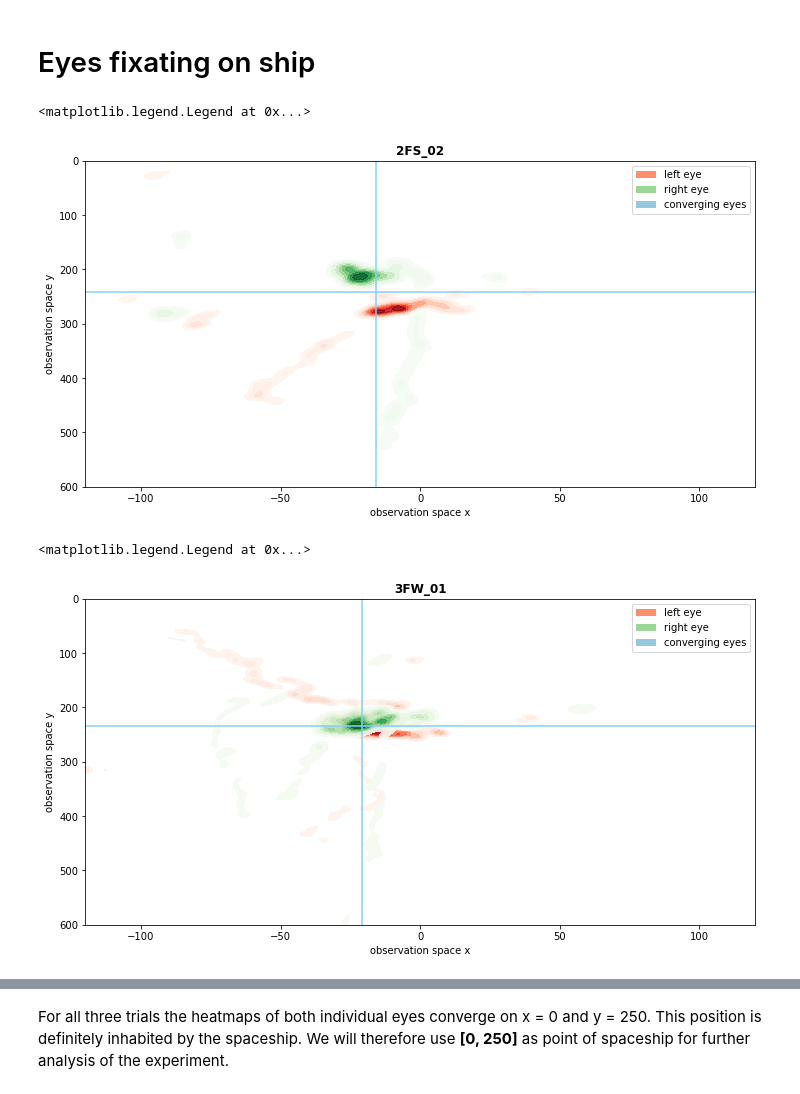
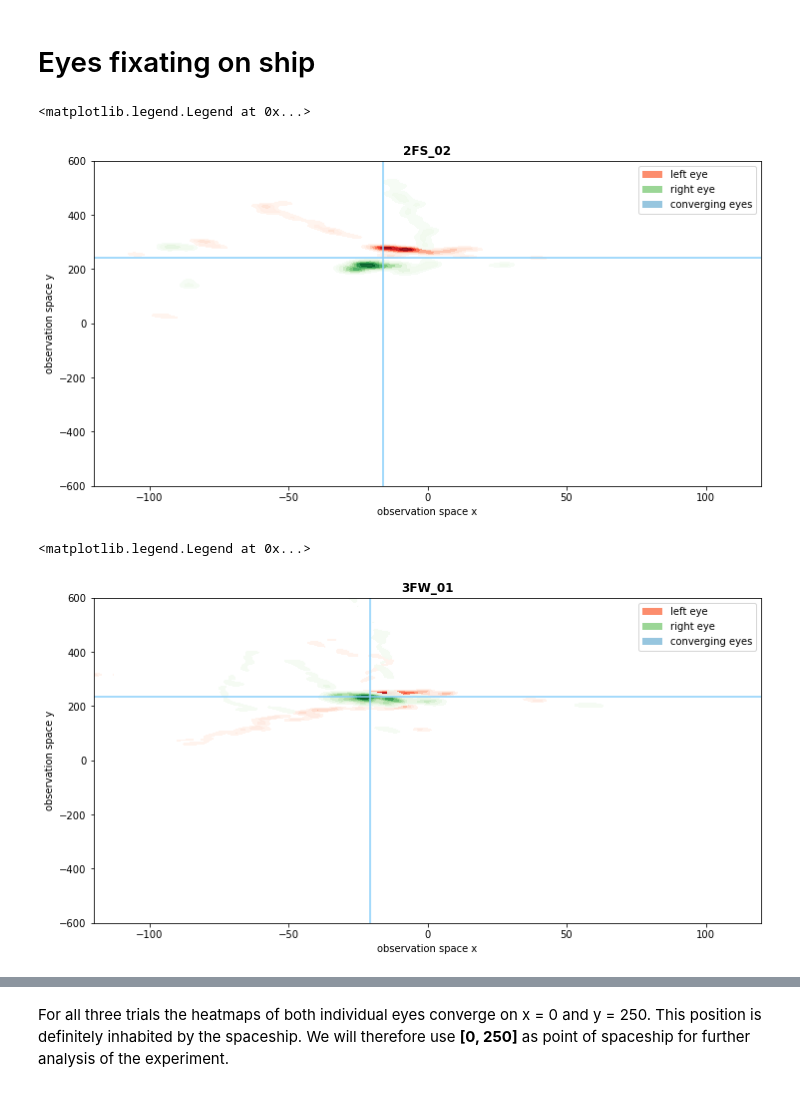
Before and after one commit to nilsheinrich/eye_movement_analysis_moonlander, a Jupyter notebook: data_analysis.ipynb, the cells around one changed output, grey strips where cells are left out. Cells and saved outputs as stored; diff of their text form; code cells hidden in the pictures.

```diff
--- a/data_analysis.ipynb
+++ b/data_analysis.ipynb
@@ -212,7 +215,7 @@ def pre_process_eye_data(eye_data, screen_width_in_mm=595, screen_height_in_mm=3
     out = eye_data.groupby("N_saccade", dropna=False).apply(calc_saccade_direction)
 
     # convert saccade amplitude from pixels to visual angle (°)
-    eye_data["saccade_amplitude_visual_angle"] =
+    #eye_data["saccade_amplitude_visual_angle"] =
 
     # set saccade direction to NaN everywhere where there is no saccade
     out.loc[eye_data.Saccade < 1.0, ["saccade_direction_x", "saccade_direction_y"]] = np.nan
@@ -426,42 +452,42 @@ ax.set_xlabel("observation space x")
 ax.set_ylabel("observation space y")
 
 ax.set_xlim([-120, 120])
-ax.set_ylim([0, 600])
+ax.set_ylim([-600, 600])
 
-plt.gca().invert_yaxis()
+#plt.gca().invert_yaxis()
 
 # Plotting
 colors = ["crimson", "limegreen"]
 
 #ax.scatter(fixations.LeftEyeX, fixations.LeftEyeY, marker=".", color=colors[0], alpha=0.3)
 #ax.scatter(fixations.RightEyeX, fixations.RightEyeY, marker=".", color=colors[1], alpha=0.3)
 
 heatmap_left = sns.kdeplot(x=fixations.LeftEyeX,
                            y=fixations.LeftEyeY,
                            cmap="Reds",
                            shade=True,
                            alpha=0.9,
                            bw_adjust=0.4)
 
 heatmap_right = sns.kdeplot(x=fixations.RightEyeX,
                            y=fixations.RightEyeY,
                            cmap="Greens",
                            shade=True,
                            alpha=0.9,
                            bw_adjust=0.4)
 
 y_coord = point_estimate(fixations.converging_eye_y)[0]
 ax.axhline(y_coord, color="lightskyblue")
 x_coord = point_estimate(fixations.converging_eye_x)[0]
 ax.axvline(x_coord, color="lightskyblue")
 
 handles = [mpatches.Patch(facecolor=plt.cm.Reds(100), label="left eye"),
            mpatches.Patch(facecolor=plt.cm.Greens(100), label="right eye"),
            mpatches.Patch(facecolor=plt.cm.Blues(100), label="converging eyes")]
 ax.legend(handles=handles)
 # %% [output]
 <matplotlib.legend.Legend at 0x...>
-[figure, old version]
+[figure, new version]
 # %%
 code = "3FW_01"
 only_ship_data = pd.read_csv(f'eye_data/only_ship_eye_tracking_output_{code}.csv', index_col=False)
@@ -477,9 +503,9 @@ ax.set_xlabel("observation space x")
 ax.set_ylabel("observation space y")
 
 ax.set_xlim([-120, 120])
-ax.set_ylim([0, 600])
+ax.set_ylim([-600, 600])
 
-plt.gca().invert_yaxis()
+#plt.gca().invert_yaxis()
 
 # Plotting
 colors = ["crimson", "limegreen"]
@@ -512,7 +538,7 @@ handles = [mpatches.Patch(facecolor=plt.cm.Reds(100), label="left eye"),
 ax.legend(handles=handles)
 # %% [output]
 <matplotlib.legend.Legend at 0x...>
-[figure, old version]
+[figure, new version]
 # %%
 code = "4FN_00"
 only_ship_data = pd.read_csv(f'eye_data/only_ship_eye_tracking_output_{code}.csv', index_col=False)
```
Also changed, not shown: parts of 31 cells of this notebook, 1 other file.
